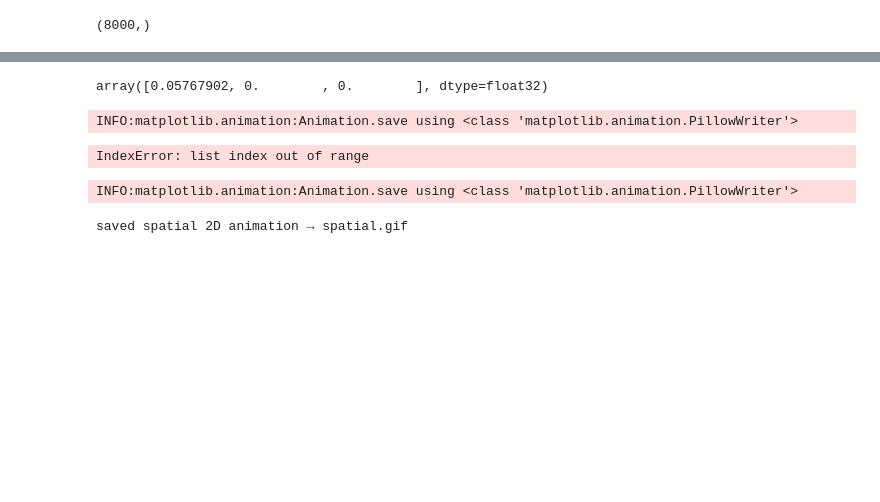
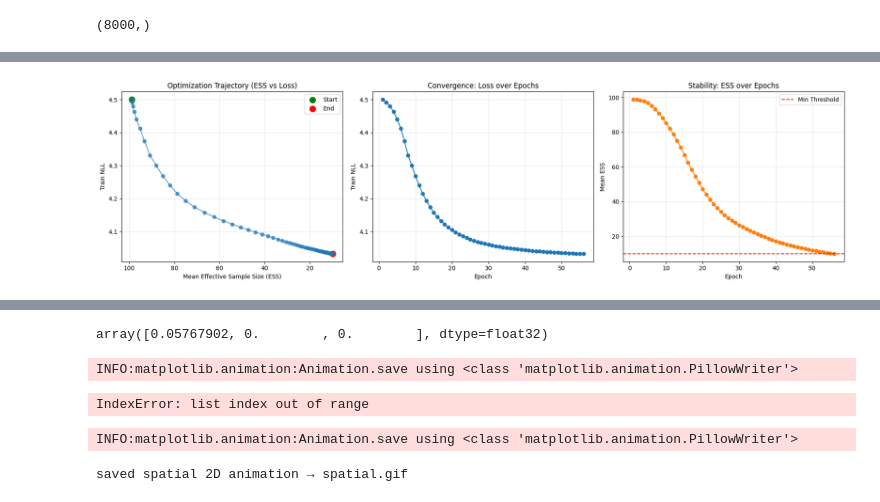
Before and after one commit to RPGSynth/EVT_Univariate, a Jupyter notebook: EVT_Classes/SIM/sim.ipynb, the cells around one changed output, grey strips where cells are left out. Drawn from its saved outputs; the diff is of its cells as text; code cells hidden in the pictures; blank space fills up the shorter version.

```diff
--- a/EVT_Classes/SIM/sim.ipynb
+++ b/EVT_Classes/SIM/sim.ipynb
@@ -17,6 +22,9 @@ except ImportError:
 # %%
 data, meta = generate_gev_dataset_linear(n_lat=10, n_lon=10, n_time=100,
                   beta_mu0=70, beta_mu_t=0, beta_ls0=np.log(11.0),beta_ls_s=0,beta_mu_s=5)
+gen_kwargs = dict(n_lat=10, n_lon=10, n_time=100,
+                  beta_mu0=70, beta_mu_t=0, beta_ls0=np.log(11.0),beta_ls_s=0,beta_mu_s=5)
+
 plot_random_time_series(data, meta)
 plot_random_spatial_slice(data, meta)
 # %% [output]
@@ -2086,27 +2336,27 @@ train_t = splits_t["train"]  # nested dict from build_splits(..., mode="time")
 
 # NumPy arrays: (T_tr, S_eff)
 mu_train_np    = train_t["mu"]
-sigma_train_np = train_t["sigma"]
+sig_train_np = train_t["sigma"]
 xi_train_np    = train_t["xi"]
 y_train_np     = train_t["y"]
 
 # to torch: (T_tr, S_eff)
-mu_train_t    = torch.from_numpy(mu_train_np.astype(np.float32)).to(device)
-sigma_train_t = torch.from_numpy(sigma_train_np.astype(np.float32)).to(device)
-xi_train_t    = torch.from_numpy(xi_train_np.astype(np.float32)).to(device)
-y_train_t     = torch.from_numpy(y_train_np.astype(np.float32)).to(device)
+mu_train    = torch.from_numpy(mu_train_np.astype(np.float32)).to(device)
+sig_train = torch.from_numpy(sig_train_np.astype(np.float32)).to(device)
+xi_train    = torch.from_numpy(xi_train_np.astype(np.float32)).to(device)
+y_train     = torch.from_numpy(y_train_np.astype(np.float32)).to(device)
 
 # log-σ: same shape (T_tr, S_eff)
-log_sigma_train_t = torch.log(sigma_train_t.clamp_min(1e-12))
+lsig_train = torch.log(sig_train.clamp_min(1e-12))
 
-T_tr, S = mu_train_t.shape
+T_tr, S = mu_train.shape
 print(f"[time-mode] T_train={T_tr}, S={S}")
 
 # --------- robust global scales (over all training slices & space) ---------
 with torch.inference_mode():
-    mu_scale     = estimate_global_dist_scale(mu_train_t.reshape(-1, 1))          # median |Δμ|
-    logsig_scale = estimate_global_dist_scale(log_sigma_train_t.reshape(-1, 1))   # median |Δlogσ|
-    xi_scale     = estimate_global_dist_scale(xi_train_t.reshape(-1, 1))          # median |Δξ|
+    mu_scale     = estimate_global_dist_scale(mu_train.reshape(-1, 1))          # median |Δμ|
+    logsig_scale = estimate_global_dist_scale(lsig_train.reshape(-1, 1))   # median |Δlogσ|
+    xi_scale     = estimate_global_dist_scale(xi_train.reshape(-1, 1))          # median |Δξ|
 
 print(f"[scales] med |Δμ|={float(mu_scale):.6f} "
       f"| med |Δlogσ|={float(logsig_scale):.6f} "
@@ -2177,11 +2427,11 @@ for epoch in range(1, epochs + 1):
     for t_idx in slice_perm:
         t_idx = int(t_idx.item())
 
-        mu_slice     = mu_train_t[t_idx]          # (S,)
-        sigma_slice  = sigma_train_t[t_idx]       # (S,)
-        xi_slice     = xi_train_t[t_idx]          # (S,)
-        y_slice      = y_train_t[t_idx]           # (S,)
-        logsig_slice = log_sigma_train_t[t_idx]   # (S,)
+        mu_slice     = mu_train[t_idx]          # (S,)
+        sigma_slice  = sig_train[t_idx]       # (S,)
+        xi_slice     = xi_train[t_idx]          # (S,)
+        y_slice      = y_train[t_idx]           # (S,)
+        logsig_slice = lsig_train[t_idx]   # (S,)
 
         N_slice = mu_slice.shape[0]
         if N_slice < 2:
@@ -2237,11 +2487,11 @@ for epoch in range(1, epochs + 1):
 
         for t_idx in slice_perm:
             t_idx = int(t_idx.item())
-            mu_slice     = mu_train_t[t_idx]
-            sigma_slice  = sigma_train_t[t_idx]
-            xi_slice     = xi_train_t[t_idx]
-            y_slice      = y_train_t[t_idx]
-            logsig_slice = log_sigma_train_t[t_idx]
+            mu_slice     = mu_train[t_idx]
+            sigma_slice  = sig_train[t_idx]
+            xi_slice     = xi_train[t_idx]
+            y_slice      = y_train[t_idx]
+            logsig_slice = lsig_train[t_idx]
 
             N_slice = mu_slice.shape[0]
             if N_slice < 2:
@@ -2295,6 +2545,50 @@ for epoch in range(1, epochs + 1):
 # restore best
 net.load_state_dict(best_state)
 print(f"Final best train NLL (time-mode): {best_train_loss:.6f}")
+
+
+# ============================ 5. Plotting (The New Addition) ============================
+print("\nGenerating Training Plots...")
+
+ess_arr = np.array(ess_hist)
+nll_arr = np.array(train_loss_hist)
+epochs_arr = np.arange(1, len(train_loss_hist) + 1)
+
+fig, axes = plt.subplots(1, 3, figsize=(18, 5))
+
+# Plot 1: ESS vs Loss Trajectory
+# We want to see loss go DOWN while ESS stays HIGH.
+axes[0].plot(ess_arr, nll_arr, marker="o", linestyle="-", alpha=0.7)
+axes[0].set_xlabel("Mean Effective Sample Size (ESS)")
+axes[0].set_ylabel("Train NLL")
+axes[0].set_title("Optimization Trajectory (ESS vs Loss)")
+axes[0].grid(True, alpha=0.3)
+axes[0].invert_xaxis() # High ESS on left is often conventional, but standard is low->high
+# Let's keep standard axis: Right = Higher ESS (Better diversity), Bottom = Lower Loss (Better fit)
+
+# Highlight start and end
+axes[0].scatter(ess_arr[0], nll_arr[0], color='green', s=100, label='Start')
+axes[0].scatter(ess_arr[-1], nll_arr[-1], color='red', s=100, label='End')
+axes[0].legend()
+
+# Plot 2: Loss vs Epoch
+axes[1].plot(epochs_arr, nll_arr, marker="o", color='tab:blue')
+axes[1].set_xlabel("Epoch")
+axes[1].set_ylabel("Train NLL")
+axes[1].set_title("Convergence: Loss over Epochs")
+axes[1].grid(True, alpha=0.3)
+
+# Plot 3: ESS vs Epoch (Stability Check)
+axes[2].plot(epochs_arr, ess_arr, marker="o", color='tab:orange')
+axes[2].set_xlabel("Epoch")
+axes[2].set_ylabel("Mean ESS")
+axes[2].set_title("Stability: ESS over Epochs")
+axes[2].grid(True, alpha=0.3)
+axes[2].axhline(y=ESS_MIN_THRESHOLD, color='r', linestyle='--', label='Min Threshold')
+axes[2].legend()
+
+plt.tight_layout()
+plt.show()
 # %% [output]
 [PyTorch] device: cpu
 [time-mode] T_train=80, S=100
@@ -2317,3 +2610,4 @@ Final best train NLL (time-mode): 4.033631
+[figure, added]
 # %%
 import numpy as np
 import torch
```
Also changed, not shown: parts of 12 cells of this notebook, 5 other files.
